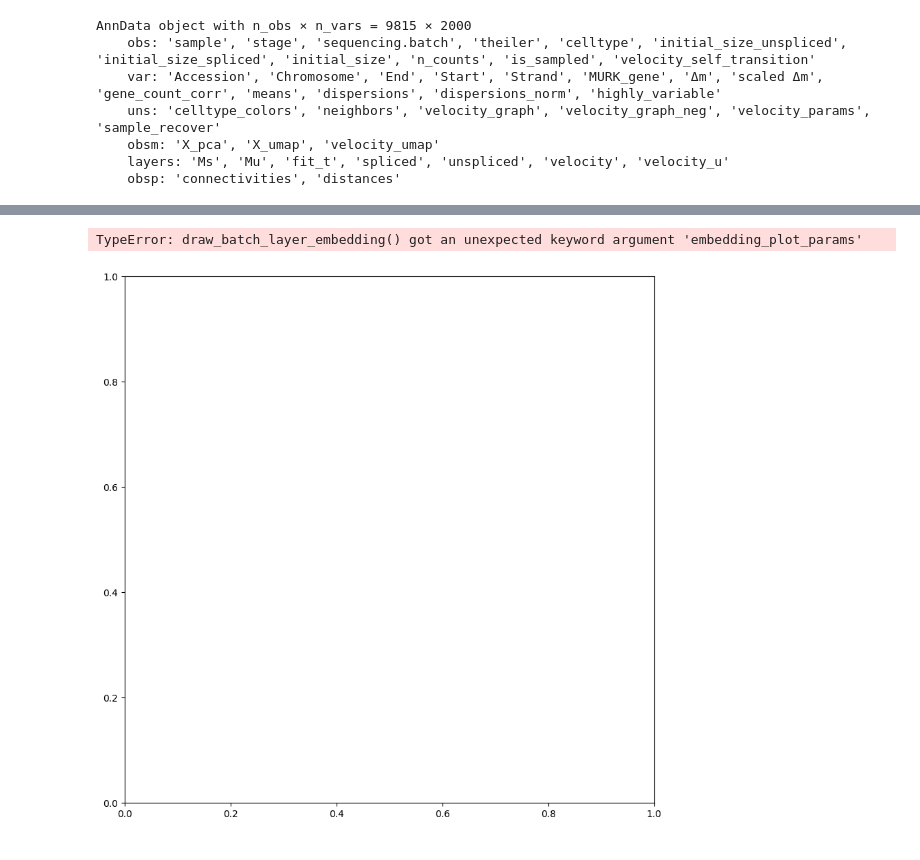
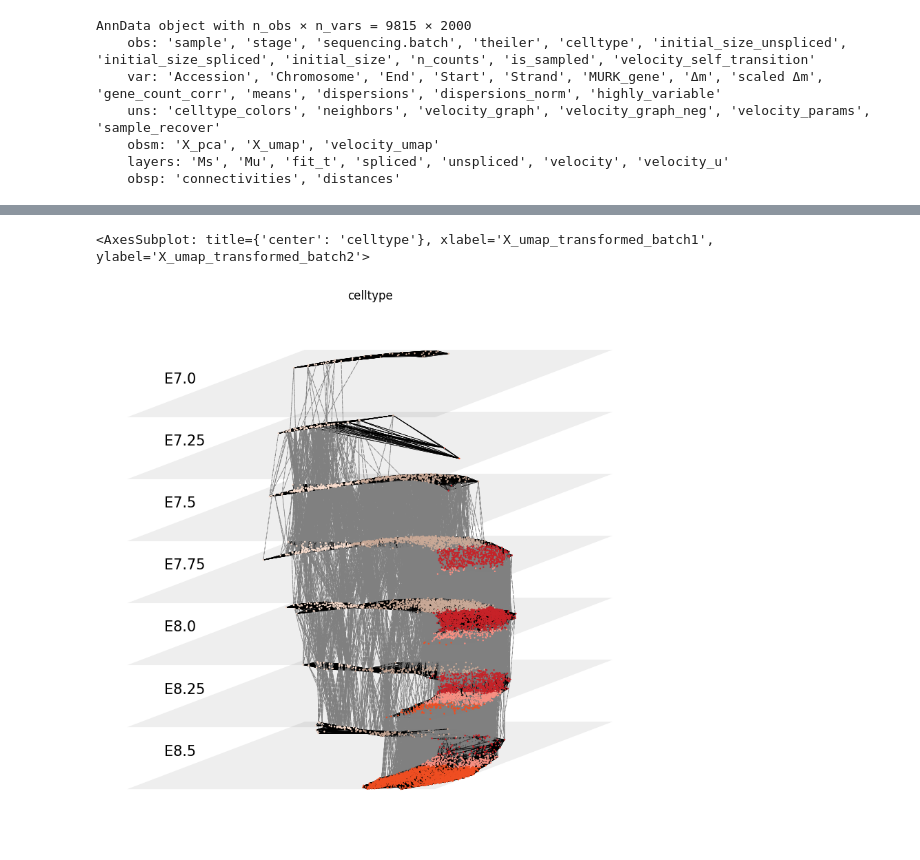
Before and after one commit to HuangDDU/velovgi_workstation, a Jupyter notebook: notebook/lab_server/erythroid_lineage/1.ipynb, the cells around one changed output, grey strips where cells are left out. Saved outputs shown, nothing was run; the diff lists cells and outputs as text; code cells hidden in the pictures.

```diff
--- a/notebook/lab_server/erythroid_lineage/1.ipynb
+++ b/notebook/lab_server/erythroid_lineage/1.ipynb
@@ -23,20 +31,15 @@ AnnData object with n_obs × n_vars = 9815 × 2000
 # %%
-# import numpy as np
-# transform_matrix_params = dict(p=0.5, q=2 , theta=np.pi/20)
-# sep = 20
-# velovgi.pl.draw_batch_layer_embedding(adata, cluster_key=cluster_key, batch_key=batch_key, transform_matrix_params=transform_matrix_params, sep=sep, show_edge=False, show_velocity=False)
-
-
 import numpy as np
 import matplotlib.pyplot as plt
 
 transform_matrix_params = dict(p=0.5, q=2 , theta=np.pi/20) # 转换矩阵参数
-sep = 25 # 批次间隔
-embedding_plot_params = dict() # 散点绘图函数
+sep = 20 # 批次间隔
+# embedding_plot_params = dict() # 散点绘图函数
+embedding_plot_params = dict(legend_loc=None, frameon=False) # 散点绘图参数
 
 figsize=(10,10)
 fig, ax = plt.subplots(figsize=figsize) # 控制画布大小
-velovgi.pl.draw_batch_layer_embedding(adata, cluster_key=cluster_key, batch_key=batch_key, transform_matrix_params=transform_matrix_params, sep=sep, embedding_plot_params=embedding_plot_params, ax=ax)
+velovgi.pl.draw_batch_layer_embedding(adata, cluster_key=cluster_key, batch_key=batch_key, transform_matrix_params=transform_matrix_params, sep=sep, embedding_plot_params=embedding_plot_params, ax=ax, show_edge=True)
 # %% [output]
-TypeError: draw_batch_layer_embedding() got an unexpected keyword argument 'embedding_plot_params'
+<AxesSubplot: title={'center': 'celltype'}, xlabel='X_umap_transformed_batch1', ylabel='X_umap_transformed_batch2'>
-[figure, old version]
+[figure, new version]
```
Also changed, not shown: parts of 1 cell of this notebook, 8 other files.
